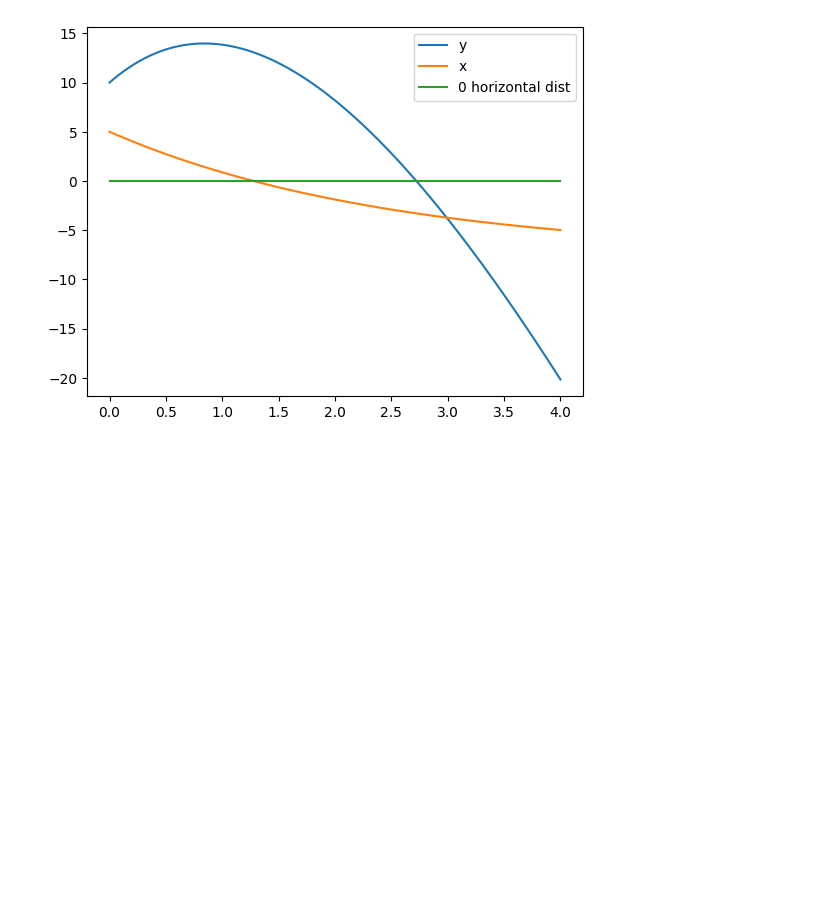
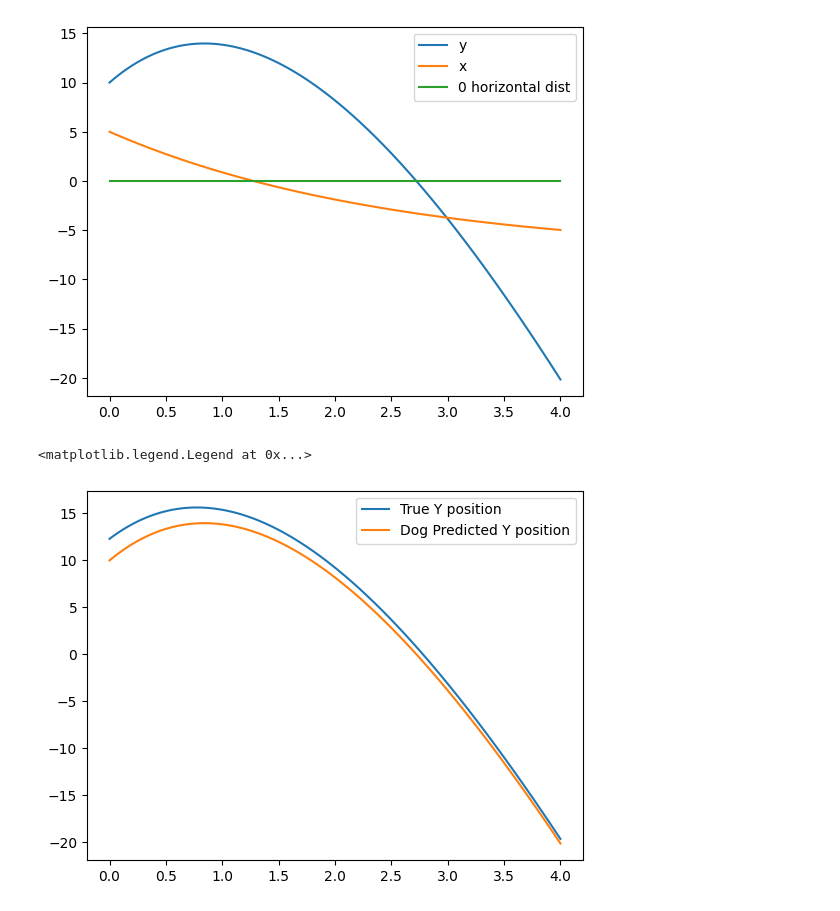
Before and after one commit to utterwqlnut/scudem-practice, a Jupyter notebook: visualize.ipynb, the cells around one changed output. Cells and saved outputs as stored; diff of their text form; code cells hidden in the pictures; blank space fills up the shorter version.

```diff
--- a/visualize.ipynb
+++ b/visualize.ipynb
@@ -13,3 +14,11 @@ plt.legend()
 # %% [output]
 <matplotlib.legend.Legend at 0x...>
 [figure]
+# %%
+d = Dog(ball,0,0.377,0.376)
+plt.plot(np.linspace(0,4,100),d.get_positions(100,4)[1],label='True Y position')
+plt.plot(np.linspace(0,4,100),y,label='Dog Predicted Y position')
+plt.legend()
+# %% [output]
+<matplotlib.legend.Legend at 0x...>
+[figure, added]
```
Also changed, not shown: parts of 2 cells of this notebook, 2 other files.
